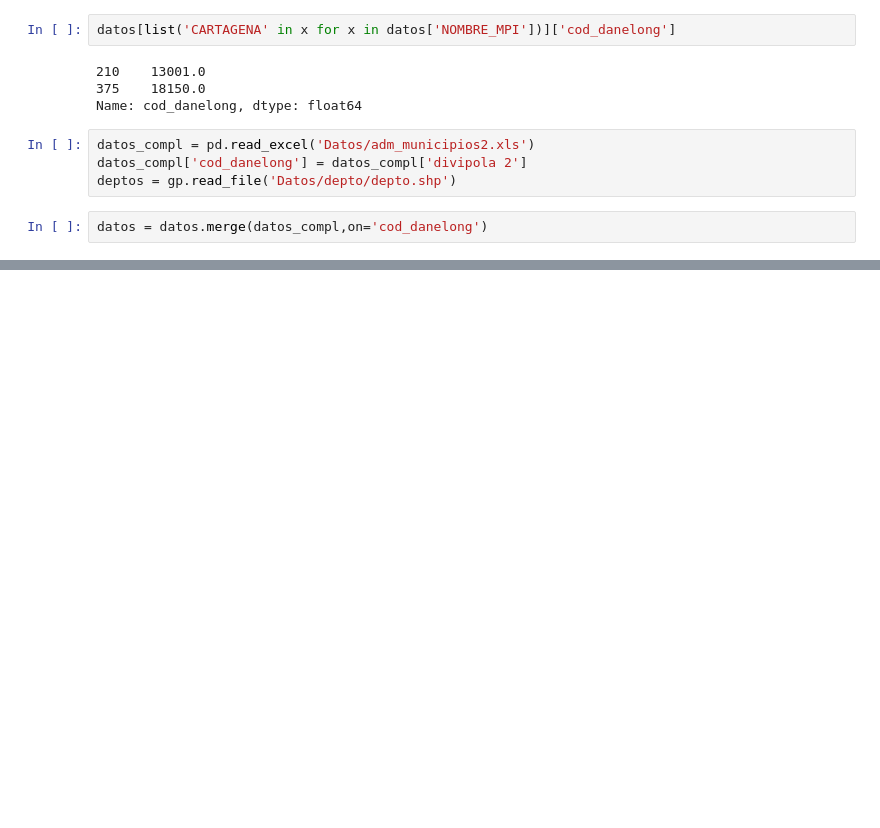
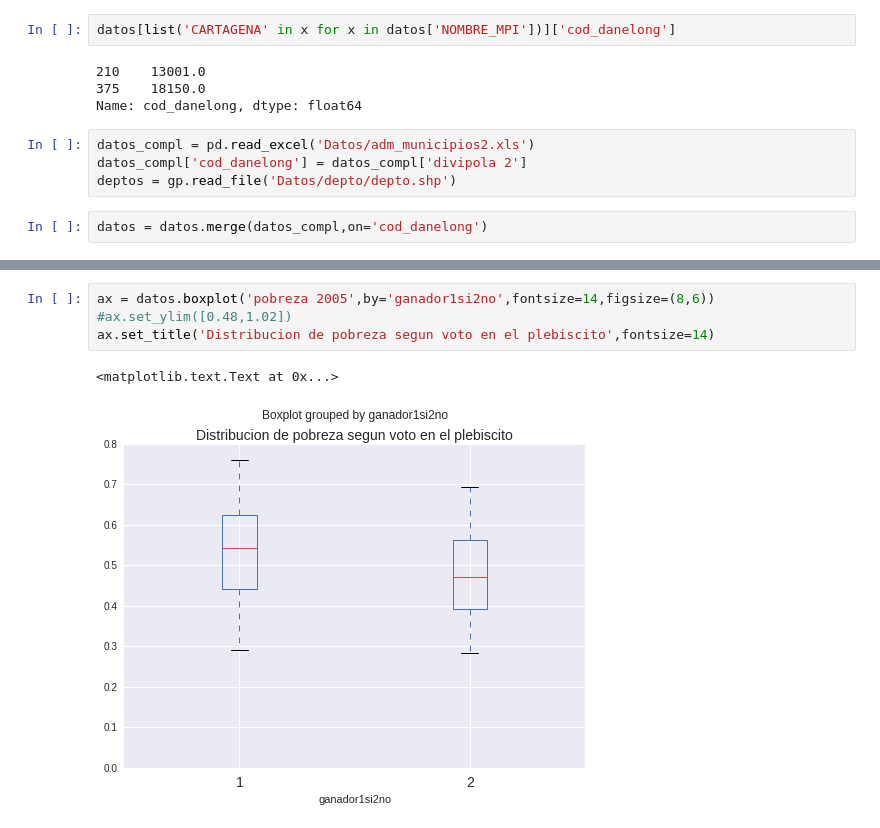
Before and after one commit to sarangof/plebiscito-Colombia, a Jupyter notebook: consolidacion_BDD.ipynb, the cells around one changed output, grey strips where cells are left out. Cells and saved outputs as stored; diff of their text form; blank space fills up the shorter version.

```diff
--- a/consolidacion_BDD.ipynb
+++ b/consolidacion_BDD.ipynb
@@ -102,0 +85,7 @@ Index([                               u'departamento',
+# %%
+ax = datos.boxplot('pobreza 2005',by='ganador1si2no',fontsize=14,figsize=(8,6))
+#ax.set_ylim([0.48,1.02])
+ax.set_title('Distribucion de pobreza segun voto en el plebiscito',fontsize=14)
+# %% [output]
+<matplotlib.text.Text at 0x...>
+[figure, added]
```
Also changed, not shown: parts of 12 cells of this notebook.
